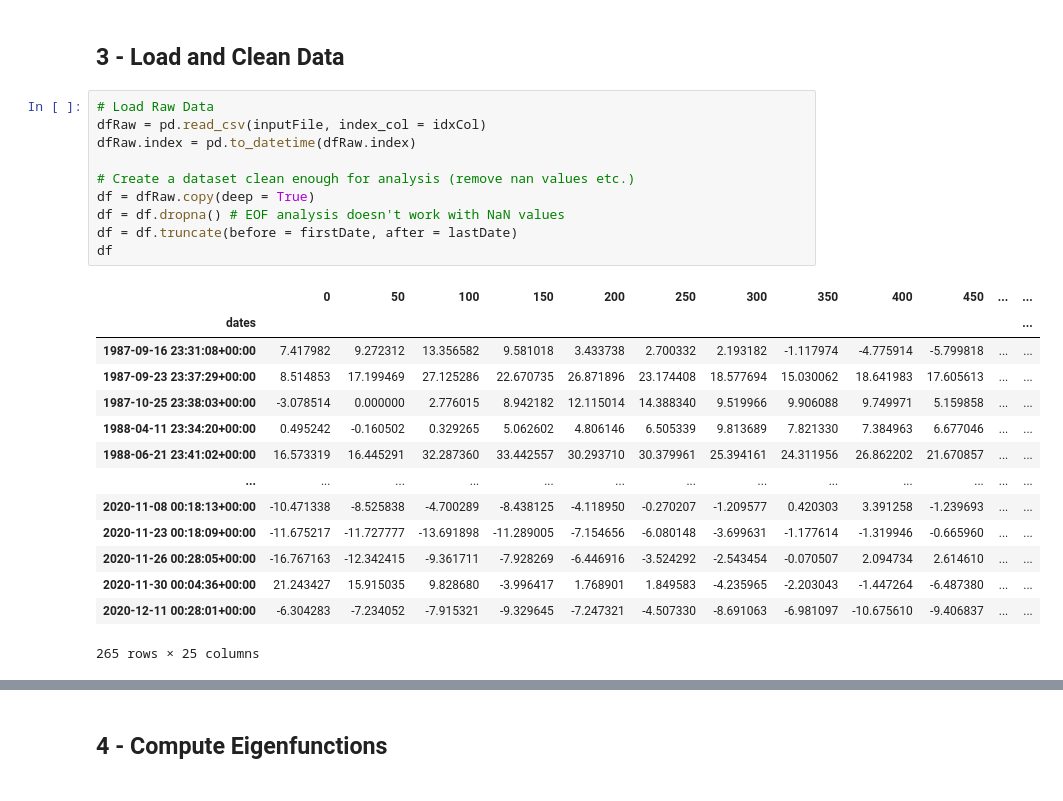
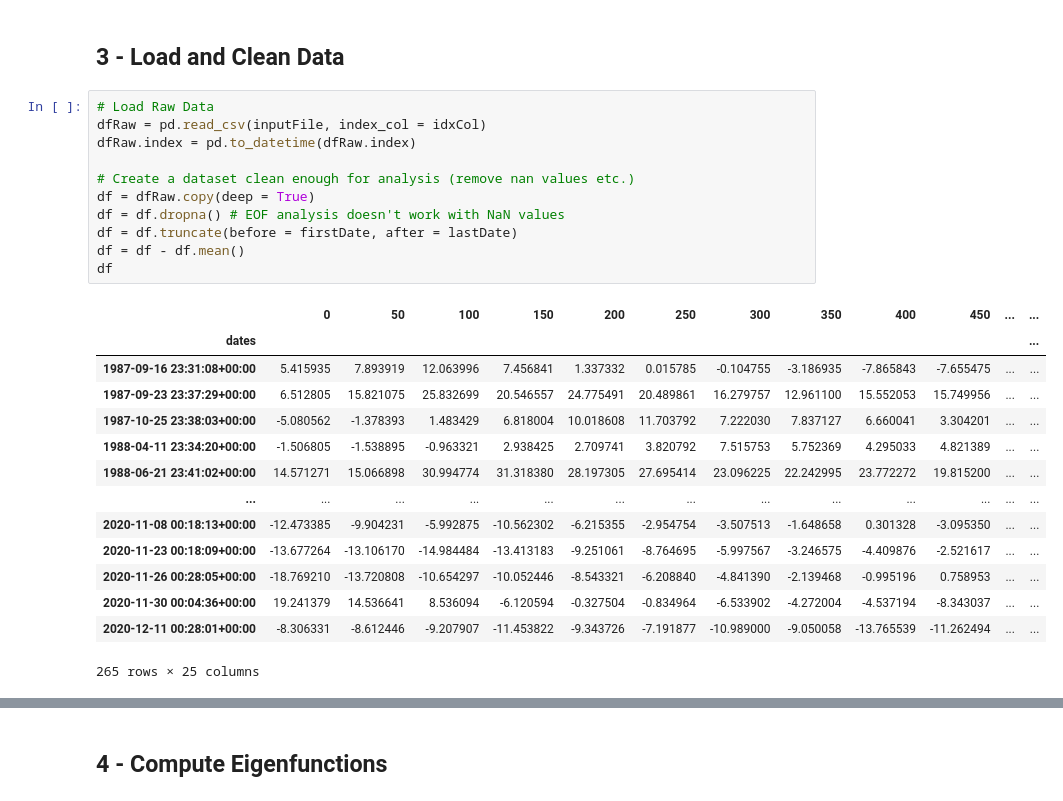
Before and after one commit to james-th94/NaturalShorelineVariability_Grassy, a Jupyter notebook: src/Notebooks/EOF_PCA_Shorelines_All.ipynb, the cells around one changed output, grey strips where cells are left out. Saved outputs shown, nothing was run; the diff lists cells and outputs as text.

```diff
--- a/src/Notebooks/EOF_PCA_Shorelines_All.ipynb
+++ b/src/Notebooks/EOF_PCA_Shorelines_All.ipynb
@@ -98,27 +100,28 @@ plot2Name = dataDir + plotDir + f'{yTitle}_RSP_MthlyAve.jpg'
 # %%
 # Load Raw Data
 dfRaw = pd.read_csv(inputFile, index_col = idxCol)
 dfRaw.index = pd.to_datetime(dfRaw.index)
 
 # Create a dataset clean enough for analysis (remove nan values etc.)
 df = dfRaw.copy(deep = True)
 df = df.dropna() # EOF analysis doesn't work with NaN values
 df = df.truncate(before = firstDate, after = lastDate)
+df = df - df.mean()
 df
 # %% [output]
 |  | 0 | 50 | 100 | 150 | 200 | 250 | 300 | 350 | 400 | 450 | ... | ... |
 | dates |  |  |  |  |  |  |  |  |  |  |  | ... |
-| 1987-09-16 23:31:08+00:00 | 7.417982 | 9.272312 | 13.356582 | 9.581018 | 3.433738 | 2.700332 | 2.193182 | -1.117974 | -4.775914 | -5.799818 | ... | ... |
-| 1987-09-23 23:37:29+00:00 | 8.514853 | 17.199469 | 27.125286 | 22.670735 | 26.871896 | 23.174408 | 18.577694 | 15.030062 | 18.641983 | 17.605613 | ... | ... |
-| 1987-10-25 23:38:03+00:00 | -3.078514 | 0.000000 | 2.776015 | 8.942182 | 12.115014 | 14.388340 | 9.519966 | 9.906088 | 9.749971 | 5.159858 | ... | ... |
-| 1988-04-11 23:34:20+00:00 | 0.495242 | -0.160502 | 0.329265 | 5.062602 | 4.806146 | 6.505339 | 9.813689 | 7.821330 | 7.384963 | 6.677046 | ... | ... |
-| 1988-06-21 23:41:02+00:00 | 16.573319 | 16.445291 | 32.287360 | 33.442557 | 30.293710 | 30.379961 | 25.394161 | 24.311956 | 26.862202 | 21.670857 | ... | ... |
+| 1987-09-16 23:31:08+00:00 | 5.415935 | 7.893919 | 12.063996 | 7.456841 | 1.337332 | 0.015785 | -0.104755 | -3.186935 | -7.865843 | -7.655475 | ... | ... |
+| 1987-09-23 23:37:29+00:00 | 6.512805 | 15.821075 | 25.832699 | 20.546557 | 24.775491 | 20.489861 | 16.279757 | 12.961100 | 15.552053 | 15.749956 | ... | ... |
+| 1987-10-25 23:38:03+00:00 | -5.080562 | -1.378393 | 1.483429 | 6.818004 | 10.018608 | 11.703792 | 7.222030 | 7.837127 | 6.660041 | 3.304201 | ... | ... |
+| 1988-04-11 23:34:20+00:00 | -1.506805 | -1.538895 | -0.963321 | 2.938425 | 2.709741 | 3.820792 | 7.515753 | 5.752369 | 4.295033 | 4.821389 | ... | ... |
+| 1988-06-21 23:41:02+00:00 | 14.571271 | 15.066898 | 30.994774 | 31.318380 | 28.197305 | 27.695414 | 23.096225 | 22.242995 | 23.772272 | 19.815200 | ... | ... |
 | ... | ... | ... | ... | ... | ... | ... | ... | ... | ... | ... | ... | ... |
-| 2020-11-08 00:18:13+00:00 | -10.471338 | -8.525838 | -4.700289 | -8.438125 | -4.118950 | -0.270207 | -1.209577 | 0.420303 | 3.391258 | -1.239693 | ... | ... |
-| 2020-11-23 00:18:09+00:00 | -11.675217 | -11.727777 | -13.691898 | -11.289005 | -7.154656 | -6.080148 | -3.699631 | -1.177614 | -1.319946 | -0.665960 | ... | ... |
-| 2020-11-26 00:28:05+00:00 | -16.767163 | -12.342415 | -9.361711 | -7.928269 | -6.446916 | -3.524292 | -2.543454 | -0.070507 | 2.094734 | 2.614610 | ... | ... |
-| 2020-11-30 00:04:36+00:00 | 21.243427 | 15.915035 | 9.828680 | -3.996417 | 1.768901 | 1.849583 | -4.235965 | -2.203043 | -1.447264 | -6.487380 | ... | ... |
-| 2020-12-11 00:28:01+00:00 | -6.304283 | -7.234052 | -7.915321 | -9.329645 | -7.247321 | -4.507330 | -8.691063 | -6.981097 | -10.675610 | -9.406837 | ... | ... |
+| 2020-11-08 00:18:13+00:00 | -12.473385 | -9.904231 | -5.992875 | -10.562302 | -6.215355 | -2.954754 | -3.507513 | -1.648658 | 0.301328 | -3.095350 | ... | ... |
+| 2020-11-23 00:18:09+00:00 | -13.677264 | -13.106170 | -14.984484 | -13.413183 | -9.251061 | -8.764695 | -5.997567 | -3.246575 | -4.409876 | -2.521617 | ... | ... |
+| 2020-11-26 00:28:05+00:00 | -18.769210 | -13.720808 | -10.654297 | -10.052446 | -8.543321 | -6.208840 | -4.841390 | -2.139468 | -0.995196 | 0.758953 | ... | ... |
+| 2020-11-30 00:04:36+00:00 | 19.241379 | 14.536641 | 8.536094 | -6.120594 | -0.327504 | -0.834964 | -6.533902 | -4.272004 | -4.537194 | -8.343037 | ... | ... |
+| 2020-12-11 00:28:01+00:00 | -8.306331 | -8.612446 | -9.207907 | -11.453822 | -9.343726 | -7.191877 | -10.989000 | -9.050058 | -13.765539 | -11.262494 | ... | ... |
 265 rows × 25 columns
 # %%
 # Create dataframe for plotting
```
Also changed, not shown: parts of 17 cells of this notebook.
